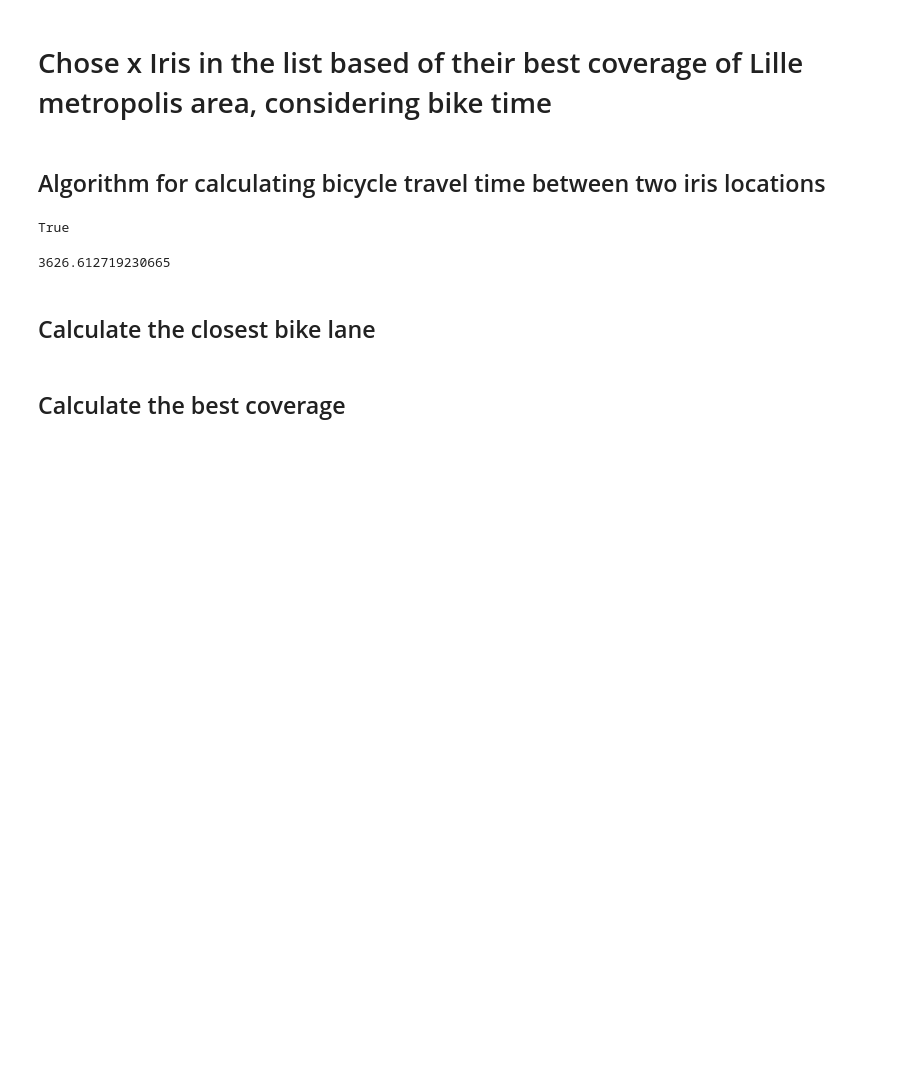
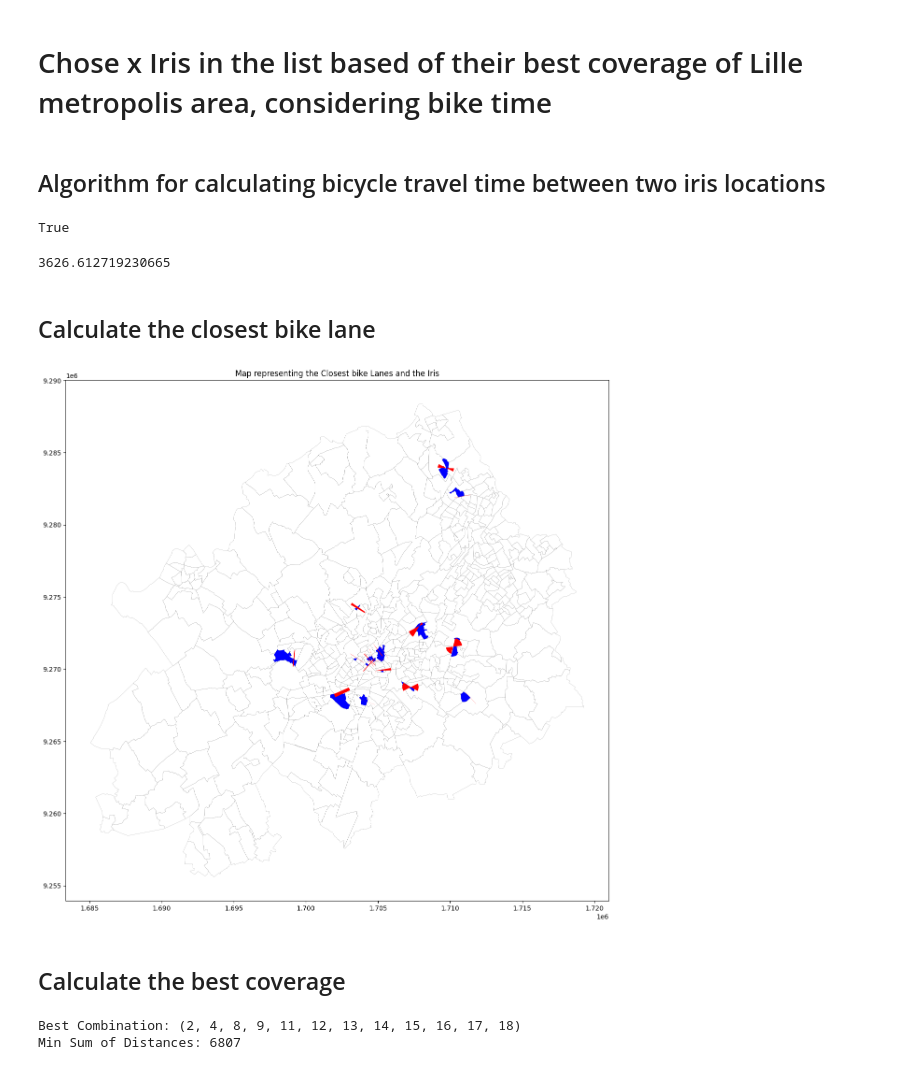
Before and after one commit to nvengeon/DataAnalysis, a Jupyter notebook: Data_aanalysis_Vengeon_李想_徐振毅.ipynb, the cells around one changed output. Cells and saved outputs as stored; diff of their text form; code cells hidden in the pictures; blank space fills up the shorter version.

```diff
--- a/Data_aanalysis_Vengeon_李想_徐振毅.ipynb
+++ b/Data_aanalysis_Vengeon_李想_徐振毅.ipynb
@@ -303,23 +303,26 @@ tqdm.pandas()
 best_iris['closestLane'] = best_iris.progress_apply(lambda row: find_nearest_bicycle_lane(row.geometry, G), axis=1)
 # %%
 best_iris[['nearest_lane', 'geometry_bike_lane']] = pd.DataFrame(best_iris['closestLane'].tolist(), index=best_iris.index)
-best_iris
+best_iris = best_iris.reset_index(drop=True)
+
+best_iris_ClosestLine = best_iris.copy()
+best_iris_ClosestLine.geometry = best_iris['geometry_bike_lane']
 # %%
 
 # Set up the colormap
-
 
 ax1 = lilleMetropolis.plot(color='white', edgecolor='black', linewidth=0.1, figsize=(15, 15))
 
 best_iris.plot(ax=ax1, color='blue', linewidth=0.1)
 
 ax2 = plt.gca()
-best_iris['geometry_bike_lane'].plot(ax=ax2, color='red', linewidth=5)
+best_iris_ClosestLine.plot(ax=ax2, color='red', linewidth=25)
 
 
-# Add colorbar
-ax.set_title('Map representing the Closest bike Lanes')
+ax2.set_title('Map representing the Closest bike Lanes and the Iris')
 
 plt.show()
+# %% [output]
+[figure, added]
 # %% [markdown]
 ## Calculate the best coverage
@@ -349,0 +329,39 @@ print(selected_iris[['your_columns_of_interest', 'sum_of_distances']])
+# %%
+from itertools import combinations
+from tqdm import tqdm
+import functools
+import networkx as nx
+
+tqdm.pandas()
+
+# Cache for distances (optimisation necesary)
+@functools.lru_cache(maxsize=None)
+def shortest_path_length_cached(graph, source, target):
+    return nx.shortest_path_length(graph, source=source, target=target)
+
+def calculate_sum_of_distances(selected_iris_index, graph):
+    nearest_lane_list = [best_iris.loc[i]['nearest_lane'][0] for i in selected_iris_index]
+    combinations_iris = list(combinations(nearest_lane_list, 2))
+    sum_of_distances = sum(shortest_path_length_cached(graph, source=i, target=j) for i, j in combinations_iris)
+    return sum_of_distances
+
+# Create all possible combinations of 12 Iris locations
+all_combinations = list(combinations(best_iris.index, 12))
+
+# Initialize variables to keep track of the best combination and the minimum sum of distances
+best_combination = None
+max_sum_of_distances = 0
+
+# Iterate through all combinations and calculate the sum of distances
+for combination in tqdm(all_combinations):
+    current_sum_of_distances = calculate_sum_of_distances(combination, G)
+
+    if current_sum_of_distances > max_sum_of_distances:
+        best_combination = combination
+        max_sum_of_distances = current_sum_of_distances
+
+print("Best Combination:", best_combination)
+print("Max Sum of Distances:", max_sum_of_distances)
+# %% [output]
+Best Combination: (2, 4, 8, 9, 11, 12, 13, 14, 15, 16, 17, 18)
+Min Sum of Distances: 6807
```
Also changed, not shown: parts of 14 cells of this notebook.
